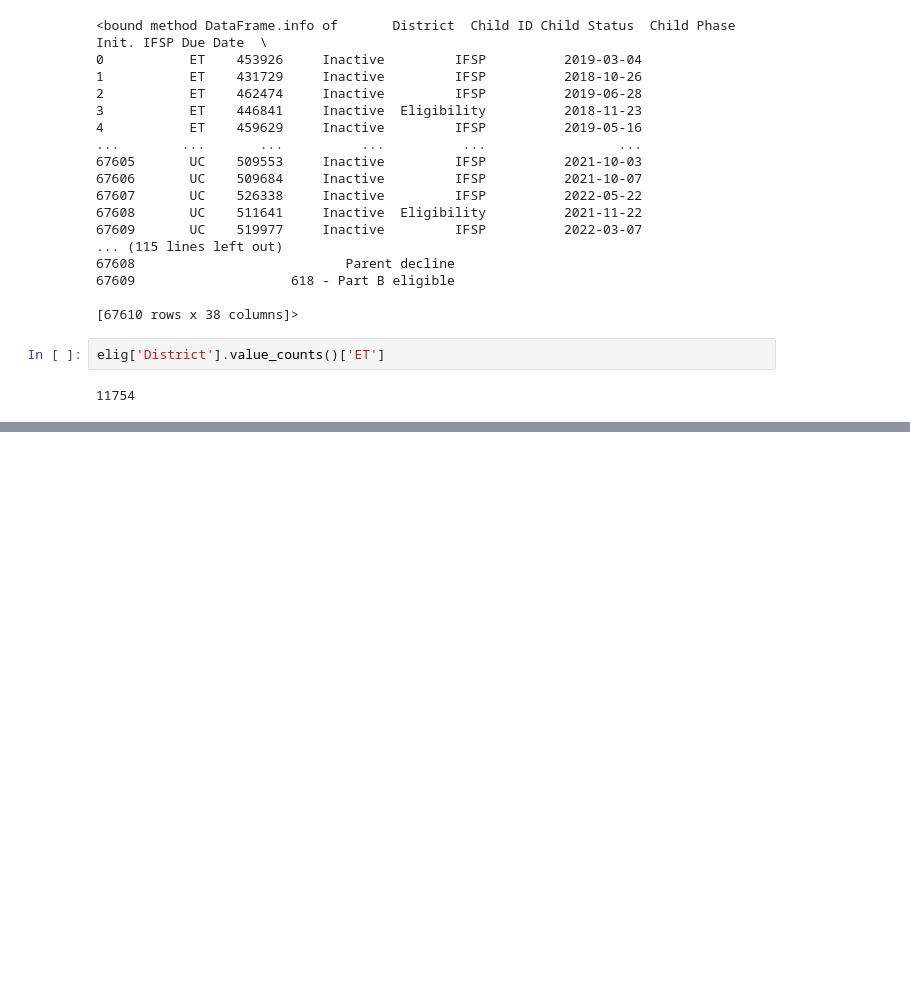
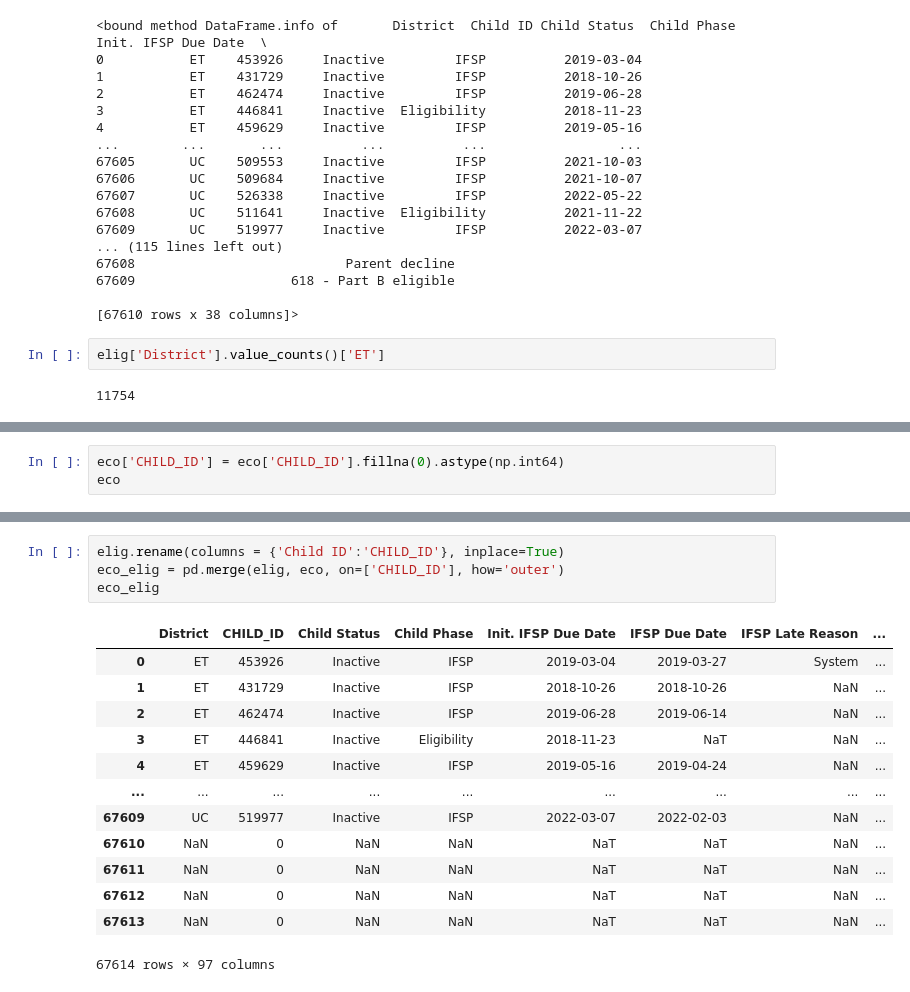
Before and after one commit to NSS-Data-Analytics-Cohort-7/didd-newbalancesonthebloc, a Jupyter notebook: Notebook/DIDD_partner_project.ipynb, the cells around one changed output, grey strips where cells are left out. Drawn from its saved outputs; the diff is of its cells as text; blank space fills up the shorter version.

Commit message:
merge

```diff
--- a/Notebook/DIDD_partner_project.ipynb
+++ b/Notebook/DIDD_partner_project.ipynb
@@ -118,0 +140,3 @@ elig['District'].value_counts()['ET']
+# %%
+eco['CHILD_ID'] = eco['CHILD_ID'].fillna(0).astype(np.int64)
+eco
@@ -118,0 +157,18 @@ elig['District'].value_counts()['ET']
+# %%
+elig.rename(columns = {'Child ID':'CHILD_ID'}, inplace=True)
+eco_elig = pd.merge(elig, eco, on=['CHILD_ID'], how='outer')
+eco_elig
+# %% [output]
+|  | District | CHILD_ID | Child Status | Child Phase | Init. IFSP Due Date | IFSP Due Date | IFSP Late Reason | ... |
+| 0 | ET | 453926 | Inactive | IFSP | 2019-03-04 | 2019-03-27 | System | ... |
+| 1 | ET | 431729 | Inactive | IFSP | 2018-10-26 | 2018-10-26 | NaN | ... |
+| 2 | ET | 462474 | Inactive | IFSP | 2019-06-28 | 2019-06-14 | NaN | ... |
+| 3 | ET | 446841 | Inactive | Eligibility | 2018-11-23 | NaT | NaN | ... |
+| 4 | ET | 459629 | Inactive | IFSP | 2019-05-16 | 2019-04-24 | NaN | ... |
+| ... | ... | ... | ... | ... | ... | ... | ... | ... |
+| 67609 | UC | 519977 | Inactive | IFSP | 2022-03-07 | 2022-02-03 | NaN | ... |
+| 67610 | NaN | 0 | NaN | NaN | NaT | NaT | NaN | ... |
+| 67611 | NaN | 0 | NaN | NaN | NaT | NaT | NaN | ... |
+| 67612 | NaN | 0 | NaN | NaN | NaT | NaT | NaN | ... |
+| 67613 | NaN | 0 | NaN | NaN | NaT | NaT | NaN | ... |
+67614 rows × 97 columns
```
Also changed, not shown: parts of 2 cells of this notebook.
